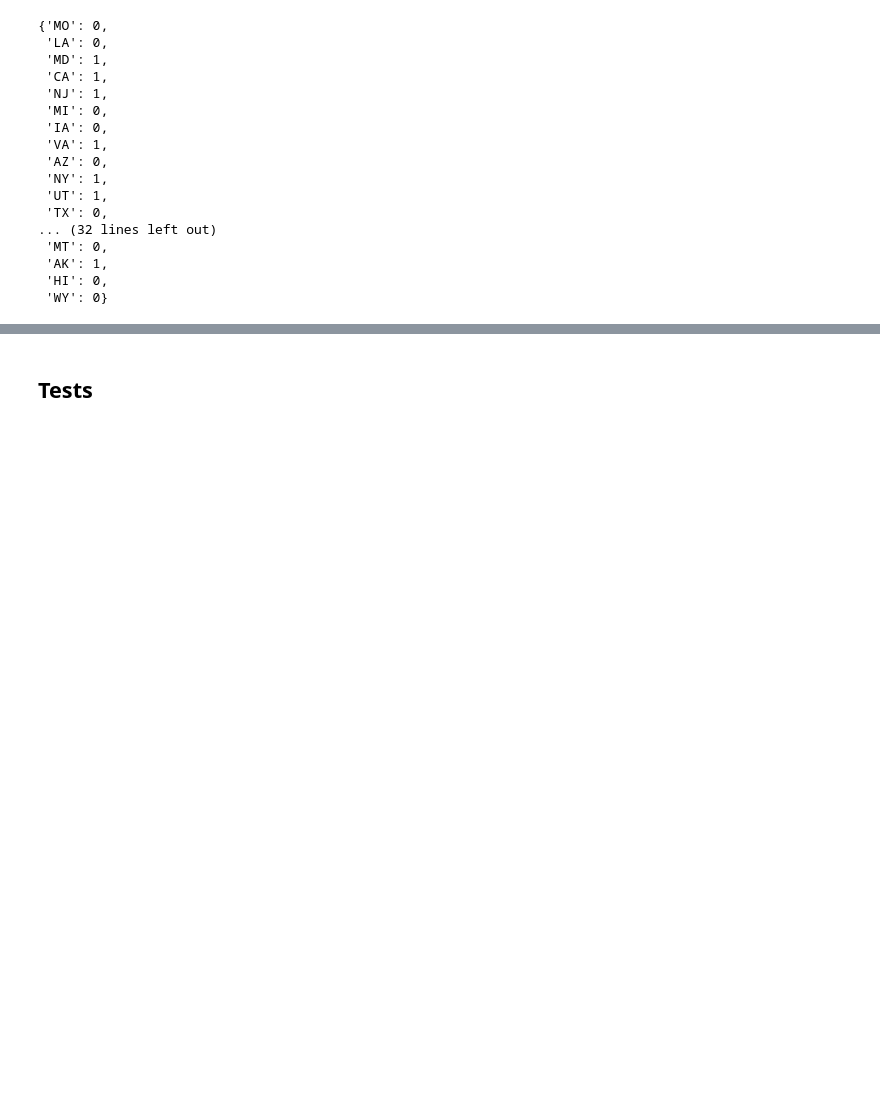
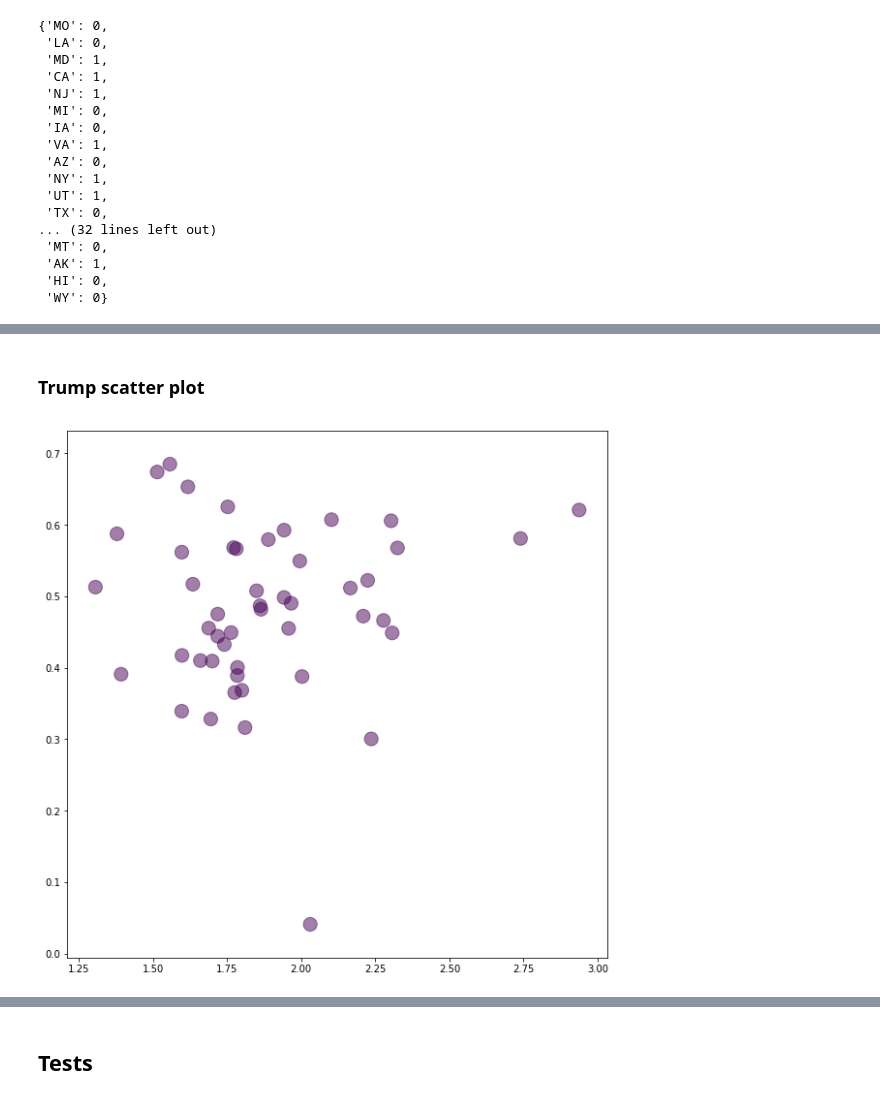
Before and after one commit to maxcrous/Elections_Twitter_Project, a Jupyter notebook: week3_4_assignment_albert.ipynb, the cells around one changed output, grey strips where cells are left out. Saved outputs shown, nothing was run; the diff lists cells and outputs as text; code cells hidden in the pictures; blank space fills up the shorter version.

Commit message:
scatter plots added

```diff
--- a/week3_4_assignment_albert.ipynb
+++ b/week3_4_assignment_albert.ipynb
@@ -1326,0 +1389,3 @@ iplot( fig, filename='d3-cloropleth-map' )
+# %%
+usCodesDF = pd.read_csv("us-states-codes-to-names.csv", sep=",")
+usCodesDF.head()
@@ -1326,0 +1399,4 @@ iplot( fig, filename='d3-cloropleth-map' )
+# %%
+mergedDF = pd.merge(percentagesRealDataDF, usCodesDF,  on = 'State')
+mergedDF = mergedDF[['Hillary','Trump', 'Abbreviation']]
+mergedDF
@@ -1326,0 +1421,8 @@ iplot( fig, filename='d3-cloropleth-map' )
+# %%
+mapRealPercentatgesToState = mergedDF.to_dict('records')
+mapStateToRealPercentatges = {}
+for i, record in enumerate(mapRealPercentatgesToState):
+    hillary = float(record['Hillary'].replace('%', ''))/100
+    trump = float(record['Trump'].replace('%', ''))/100
+    mapStateToRealPercentatges[record['Abbreviation']] = {'Hillary':hillary, 'Trump': trump}
+mapStateToRealPercentatges
@@ -1326,0 +1447,3 @@ iplot( fig, filename='d3-cloropleth-map' )
+# %%
+states = list(mergedDF.to_dict('dict')['Abbreviation'].values())
+states
@@ -1326,0 +1468,22 @@ iplot( fig, filename='d3-cloropleth-map' )
+# %% [markdown]
+### Trump scatter plot
+# %%
+plt.figure(figsize=(10,10))
+
+x = [] # estimated from tweets
+y = [] # real data
+
+for state in states:
+    if state not in mapStateRatiosTrumpEstimated:
+        continue
+    x.append(mapStateRatiosTrumpEstimated[state])
+    y.append(mapStateToRealPercentatges[state]['Trump'])
+
+
+colors = [1]*len(x)
+area = 200  # 0 to 15 point radii
+
+plt.scatter(x, y, s=area, c=colors, alpha=0.5)
+plt.show()
+# %% [output]
+[figure, added]
```
Also changed, not shown: parts of 14 cells of this notebook, 1 other file.
